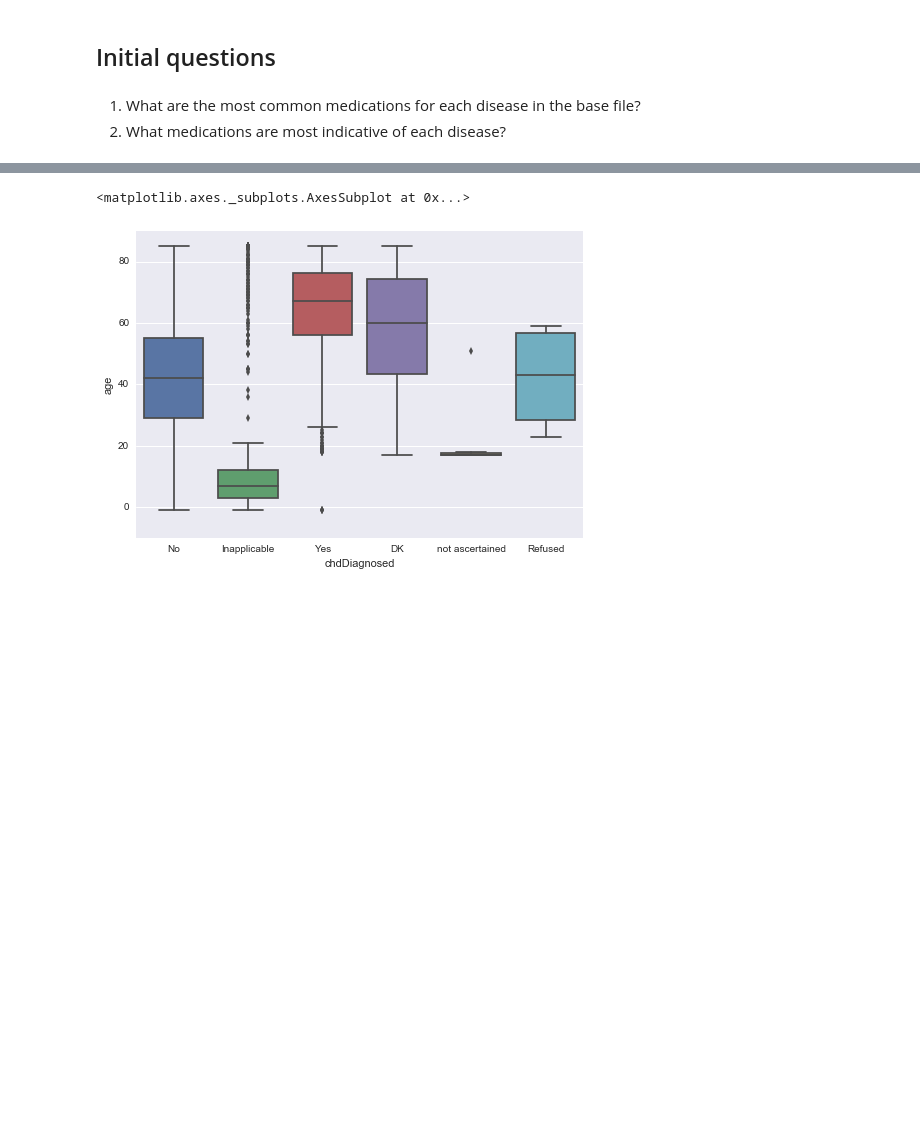
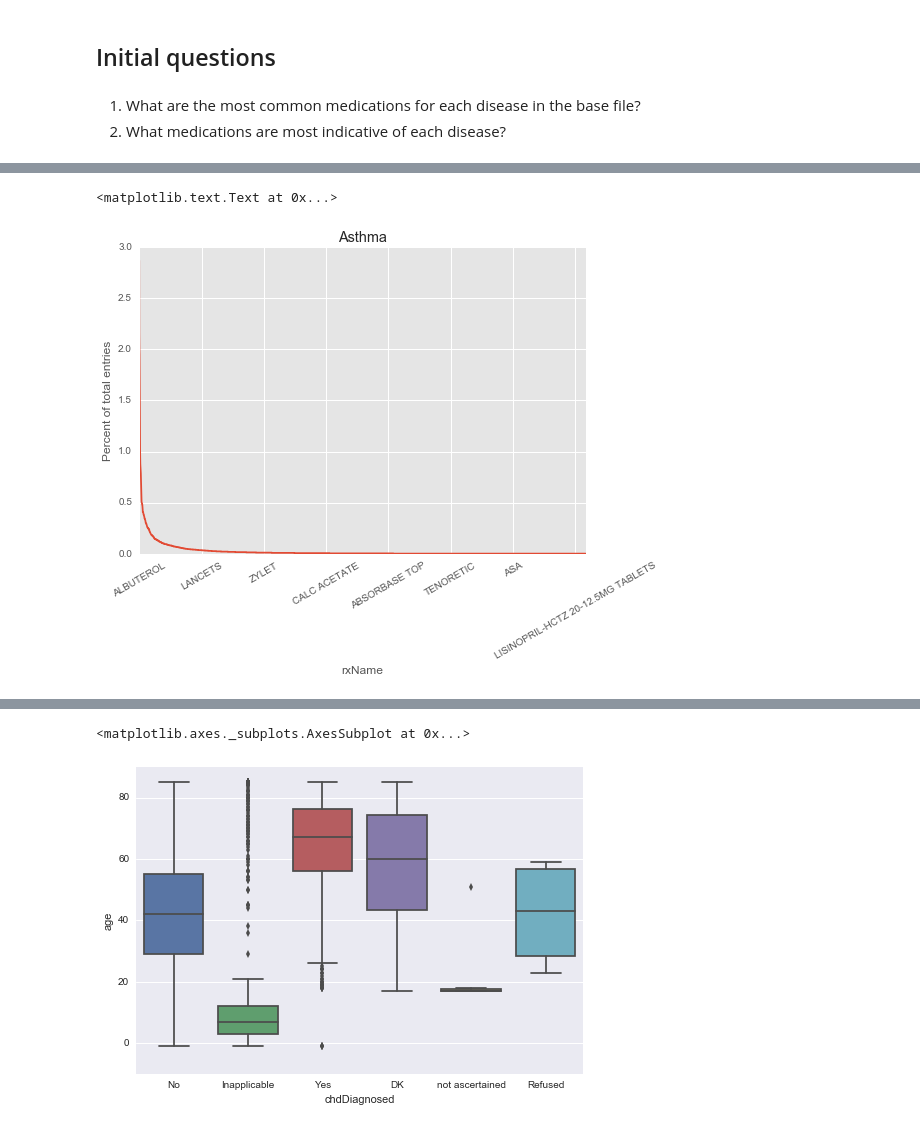
Before and after one commit to autumnchimes/medpred, a Jupyter notebook: Diseases.ipynb, the cells around one changed output, grey strips where cells are left out. Saved outputs shown, nothing was run; the diff lists cells and outputs as text; code cells hidden in the pictures; blank space fills up the shorter version.

```diff
--- a/Diseases.ipynb
+++ b/Diseases.ipynb
@@ -339,0 +372,4 @@ sns.pairplot(df)
+# %%
+select_cols = ['id', 'entry_count'] + yes_cols
+base_yes = base_cats[select_cols]
+base_yes['total_yes'] = base_yes[yes_cols].sum(axis=1)
@@ -339,0 +388,2 @@ sns.pairplot(df)
+# %%
+meds_one_per_patient = meds_copy.drop_duplicates(subset=['id','rxName'])
@@ -339,0 +394,2 @@ sns.pairplot(df)
+# %%
+merged_yes = pd.merge(base_yes, meds_one_per_patient, on='id', how='inner')
@@ -339,0 +468,2 @@ sns.pairplot(df)
+# %%
+rxname_count_asthma = get_disease_stats(merged_yes, disease='asthmaDiagnosed_Yes', return_df=True, print_stats=False)
@@ -339,0 +481,7 @@ sns.pairplot(df)
+# %%
+rxname_count_asthma.sort_values(by='entry_count', ascending=False).percent.plot(rot=30)
+plt.ylabel('Percent of total entries')
+plt.title('Asthma')
+# %% [output]
+<matplotlib.text.Text at 0x...>
+[figure, added]
```
Also changed, not shown: parts of 93 cells of this notebook, 5 other files.
